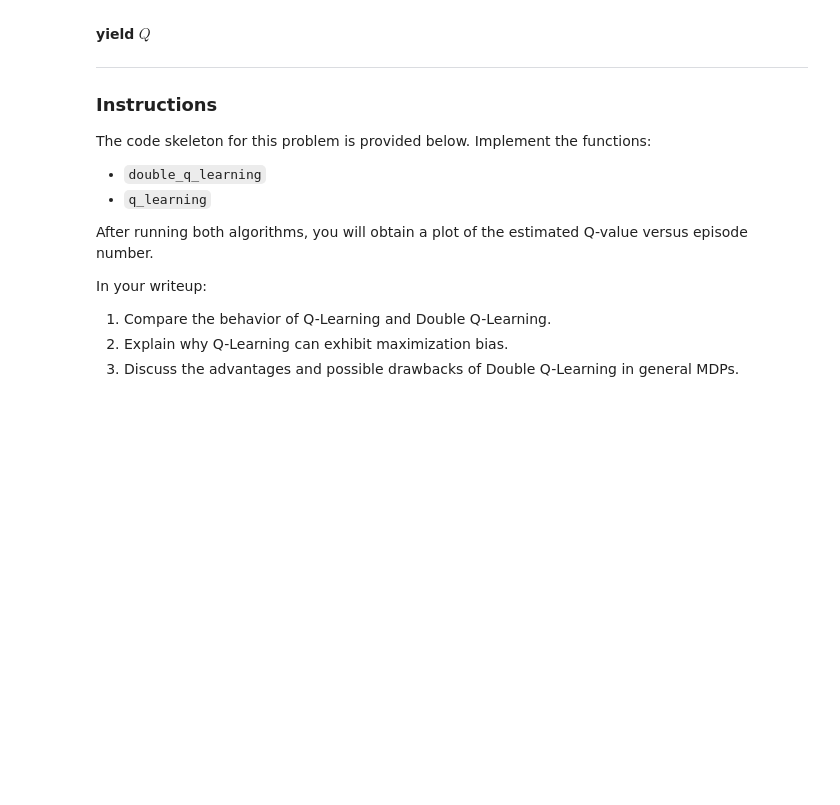
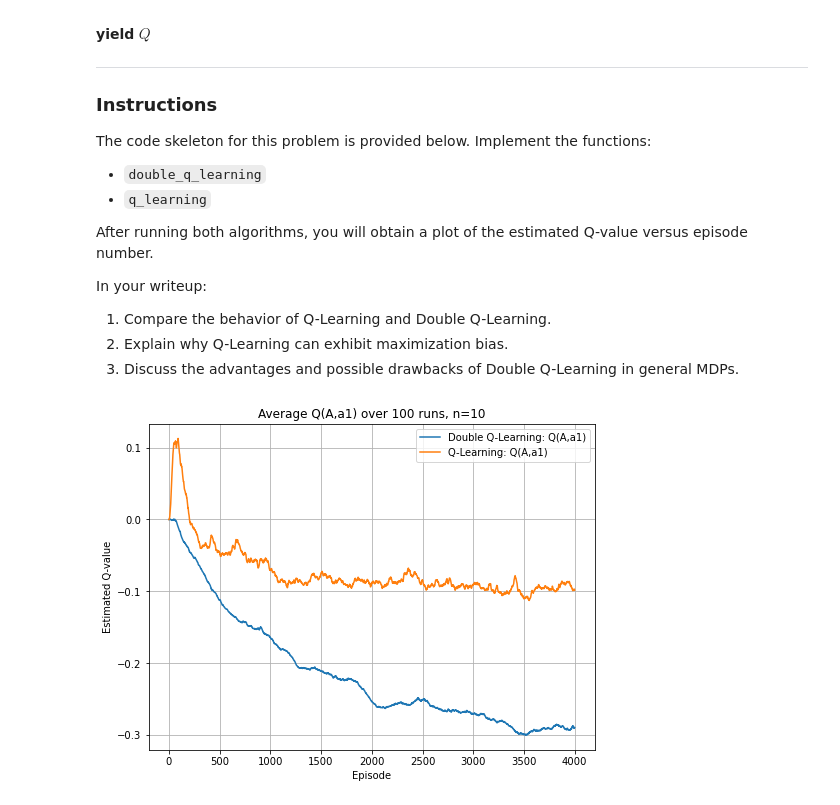
Before and after one commit to ward-benjamin/CME241_RL, a Jupyter notebook: homeworks/assignment3.ipynb, the cells around one changed output. Saved outputs shown, nothing was run; the diff lists cells and outputs as text; code cells hidden in the pictures; blank space fills up the shorter version.

```diff
--- a/homeworks/assignment3.ipynb
+++ b/homeworks/assignment3.ipynb
@@ -584,7 +621,29 @@ def q_learning(
       2) Epsilon-greedy wrt that table
       3) Update Q((s,a)) with  r + gamma * max_{a'} Q((s_next, a'))
     """
-    pass
+    Q = TabularQValueFunctionApprox[S,A]()
+    epsilon = 0.2
+
+    while True:
+      state: State[S] = states.sample()
+
+      while isinstance(state, NonTerminal):
+        # epsilon-greedy
+        actions = set(mdp.actions(state))
+        action = epsilon_greedy_action(Q, state, actions, epsilon)
+        # environment step
+        next_state, reward = mdp.step(state,action).sample()
+        # target
+        if isinstance(next_state, Terminal):
+          target = reward
+        else:
+          next_actions = set(mdp.actions(next_state))
+          max_next_q = max(Q((next_state,a)) for a in next_actions)
+          target = reward + gamma*max_next_q
+        # update
+        Q.update((state,action), target)
+        state = next_state
+      yield Q
 # %%
 # -----------------------------------------------------------------------
 # The MDP: States A,B and actions a1,a2,b1,...,bn (don't modify anything anymore, just run to get the graphs)
@@ -672,32 +731,34 @@ def main():
     start_dist = Constant(NonTerminal(P1State("A")))
 
     N_RUNS = 100
-    N_EPISODES = 400
+    N_EPISODES = 4000 # was 400
 
     all_dbl = []
     all_std = []
 
     for _ in range(N_RUNS):
         dbl_vals = run_double_q_once(mdp, start_dist, gamma=1.0, episodes=N_EPISODES)
         std_vals = run_q_once(mdp, start_dist, gamma=1.0, episodes=N_EPISODES)
         all_dbl.append(dbl_vals)
         all_std.append(std_vals)
 
     arr_dbl = np.array(all_dbl)
     arr_std = np.array(all_std)
 
     avg_dbl = np.mean(arr_dbl, axis=0)
     avg_std = np.mean(arr_std, axis=0)
 
     plt.figure(figsize=(8,6))
     plt.plot(avg_dbl, label='Double Q-Learning: Q(A,a1)')
     plt.plot(avg_std, label='Q-Learning: Q(A,a1)')
     plt.xlabel('Episode')
     plt.ylabel('Estimated Q-value')
     plt.title('Average Q(A,a1) over 100 runs, n=10')
     plt.legend()
     plt.grid(True)
     plt.show()
 
 if __name__ == "__main__":
     main()
+# %% [output]
+[figure, added]
```
Also changed, not shown: parts of 5 cells of this notebook.
